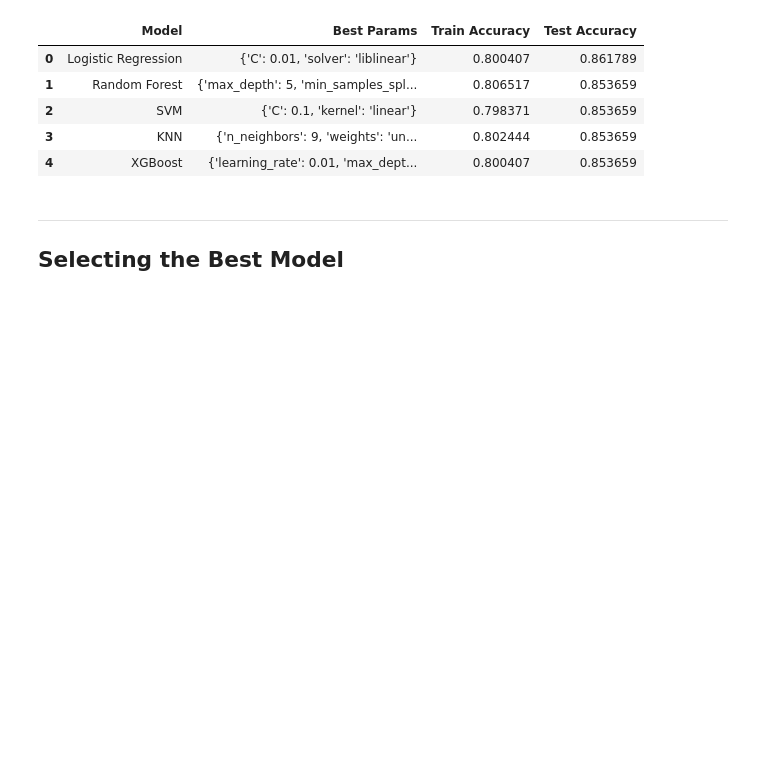
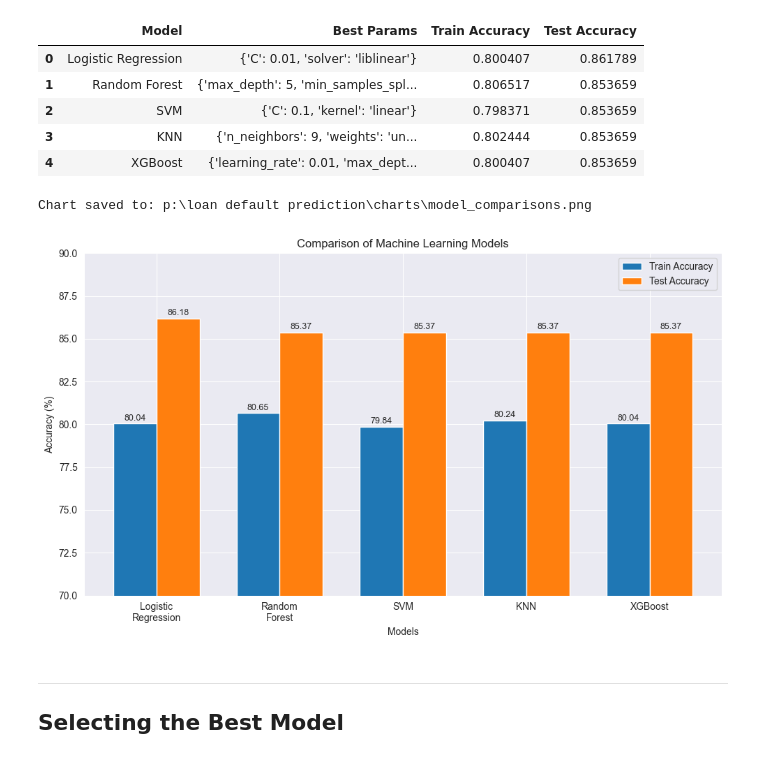
Before and after one commit to KawaiiLolly/loan_default_prediction, a Jupyter notebook: notebook/loan_default_prediction.ipynb, the cells around one changed output. Cells and saved outputs as stored; diff of their text form; code cells hidden in the pictures; blank space fills up the shorter version.

Commit message:
charts added

```diff
--- a/notebook/loan_default_prediction.ipynb
+++ b/notebook/loan_default_prediction.ipynb
@@ -14,6 +14,7 @@ import pickle
 from pathlib import Path
 import matplotlib.pyplot as plt
 import seaborn as sns
+import os
 
 from sklearn.preprocessing import LabelEncoder, StandardScaler
 from sklearn.model_selection import train_test_split, GridSearchCV
@@ -29,6 +30,7 @@ sns.set_style("darkgrid")
 
 BASE_DIR=Path.cwd().parent
 DATA_DIR=BASE_DIR/'data'
+CHARTS_DIR=BASE_DIR/'charts'
 # %% [markdown]
 ---
 ## Load Dataset
@@ -594,6 +641,50 @@ results_df
 | 2 | SVM | {'C': 0.1, 'kernel': 'linear'} | 0.798371 | 0.853659 |
 | 3 | KNN | {'n_neighbors': 9, 'weights': 'un... | 0.802444 | 0.853659 |
 | 4 | XGBoost | {'learning_rate': 0.01, 'max_dept... | 0.800407 | 0.853659 |
+# %%
+
+models = [
+    "Logistic\nRegression",
+    "Random\nForest",
+    "SVM",
+    "KNN",
+    "XGBoost"
+]
+
+train_acc = [80.04, 80.65, 79.84, 80.24, 80.04]
+test_acc  = [86.18, 85.37, 85.37, 85.37, 85.37]
+
+x = np.arange(len(models))
+width = 0.35
+
+plt.figure(figsize=(10,6))
+
+plt.bar(x-width/2, train_acc, width, label="Train Accuracy")
+plt.bar(x+width/2, test_acc, width, label="Test Accuracy")
+
+plt.xticks(x, models)
+plt.ylabel("Accuracy (%)")
+plt.xlabel("Models")
+plt.title("Comparison of Machine Learning Models")
+plt.ylim(70,90)
+plt.legend()
+
+# Add value labels
+for i, v in enumerate(train_acc):
+    plt.text(i-width/2, v+0.2, f"{v:.2f}", ha='center', fontsize=9)
+
+for i, v in enumerate(test_acc):
+    plt.text(i+width/2, v+0.2, f"{v:.2f}", ha='center', fontsize=9)
+
+plt.tight_layout()
+save_file=os.path.join(CHARTS_DIR, 'model_comparisons.png')
+plt.savefig(save_file, dpi=300, bbox_inches='tight')
+print(f"Chart saved to: {save_file}")
+
+plt.show()
+# %% [output]
+Chart saved to: p:\loan default prediction\charts\model_comparisons.png
+[figure, added]
 # %% [markdown]
 ---
 ## Selecting the Best Model
```
Also changed, not shown: parts of 11 cells of this notebook, 15 other files.
